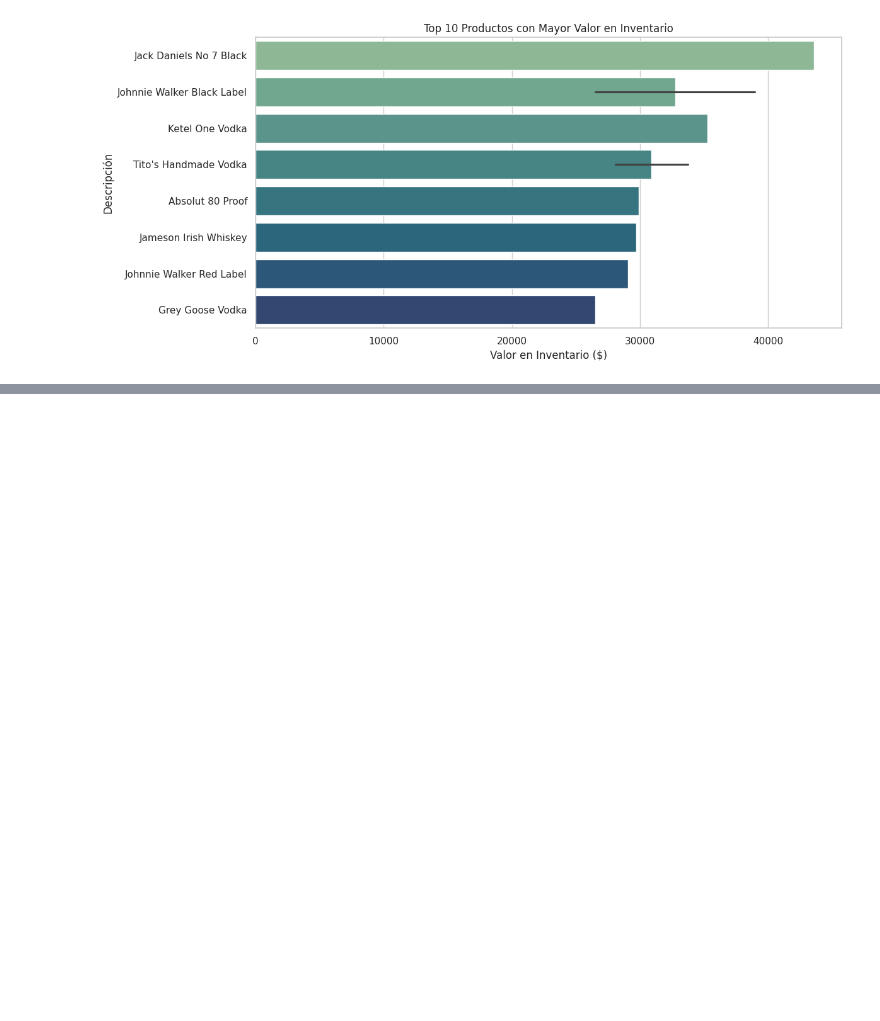
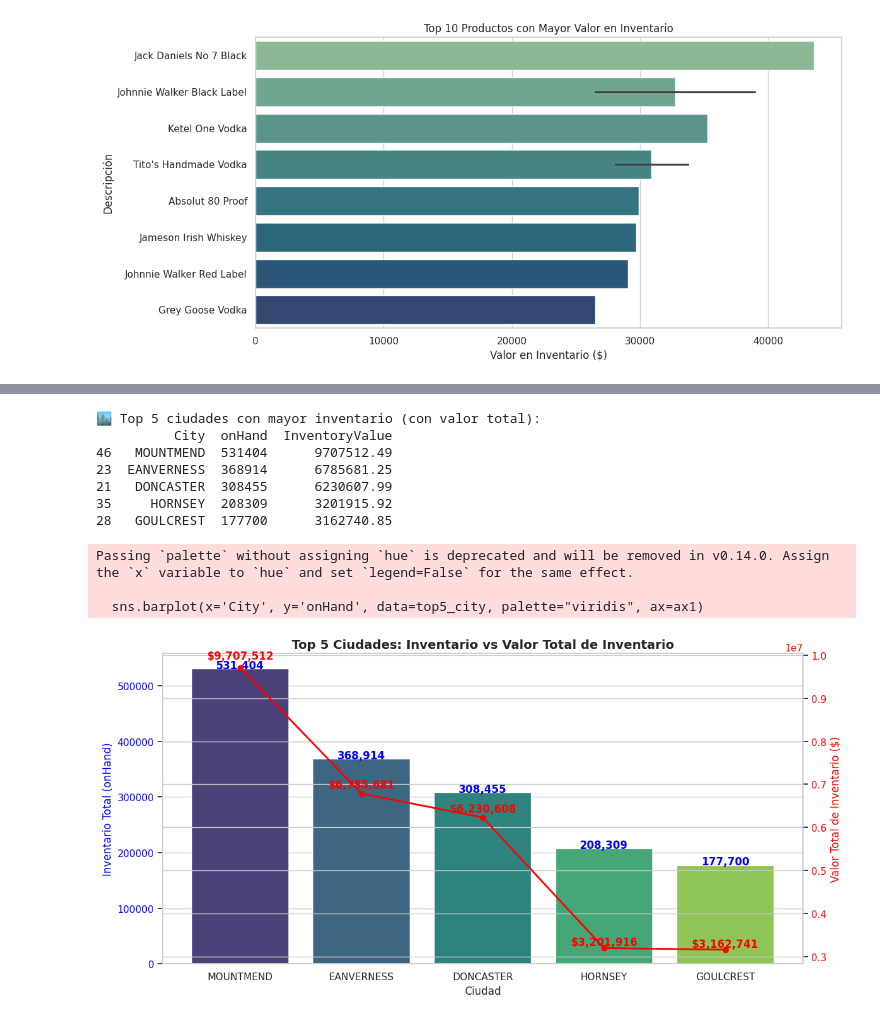
Before and after one commit to RaksoIngenieria/Data-Analytics, a Jupyter notebook: AromasDelValle.ipynb, the cells around one changed output, grey strips where cells are left out. Drawn from its saved outputs; the diff is of its cells as text; code cells hidden in the pictures; blank space fills up the shorter version.

```diff
--- a/AromasDelValle.ipynb
+++ b/AromasDelValle.ipynb
@@ -423,0 +487,53 @@ def dashboard_ciudad(ciudad):
+# %%
+# Calcular el valor total de inventario
+df['InventoryValue'] = df['Price'] * df['onHand']
+
+# Agrupar por ciudad: sumar inventario y valor
+df_city = df.groupby('City', as_index=False).agg({
+    'onHand': 'sum',
+    'InventoryValue': 'sum'
+})
+
+# Ordenar por inventario y tomar las 5 ciudades principales
+top5_city = df_city.sort_values(by='onHand', ascending=False).head(5)
+print("🏙️ Top 5 ciudades con mayor inventario (con valor total):")
+print(top5_city)
+
+# Crear gráfico combinado
+fig, ax1 = plt.subplots(figsize=(12,6))
+
+# Barras: inventario
+sns.barplot(x='City', y='onHand', data=top5_city, palette="viridis", ax=ax1)
+ax1.set_xlabel("Ciudad")
+ax1.set_ylabel("Inventario Total (onHand)", color="blue")
+ax1.tick_params(axis='y', labelcolor="blue")
+plt.title("Top 5 Ciudades: Inventario vs Valor Total de Inventario", fontsize=14, weight='bold')
+
+# Etiquetas en las barras de inventario
+for i, value in enumerate(top5_city['onHand']):
+    ax1.text(i, value + 50, f"{value:,}", ha='center', color="blue", fontweight='bold')
+
+# Línea: valor total de inventario
+ax2 = ax1.twinx()
+ax2.plot(top5_city['City'], top5_city['InventoryValue'], color="red", marker="o", linewidth=2, label="Valor Total ($)")
+ax2.set_ylabel("Valor Total de Inventario ($)", color="red")
+ax2.tick_params(axis='y', labelcolor="red")
+
+# Etiquetas en los puntos de valor
+for i, value in enumerate(top5_city['InventoryValue']):
+    ax2.text(i, value + (value * 0.02), f"${value:,.0f}", ha='center', color="red", fontweight='bold')
+
+plt.tight_layout()
+plt.show()
+# %% [output]
+🏙️ Top 5 ciudades con mayor inventario (con valor total):
+          City  onHand  InventoryValue
+46   MOUNTMEND  531404      9707512.49
+23  EANVERNESS  368914      6785681.25
+21   DONCASTER  308455      6230607.99
+35     HORNSEY  208309      3201915.92
+28   GOULCREST  177700      3162740.85
+Passing `palette` without assigning `hue` is deprecated and will be removed in v0.14.0. Assign the `x` variable to `hue` and set `legend=False` for the same effect.
+
+  sns.barplot(x='City', y='onHand', data=top5_city, palette="viridis", ax=ax1)
+[figure, added]
```
Also changed, not shown: parts of 4 cells of this notebook.
